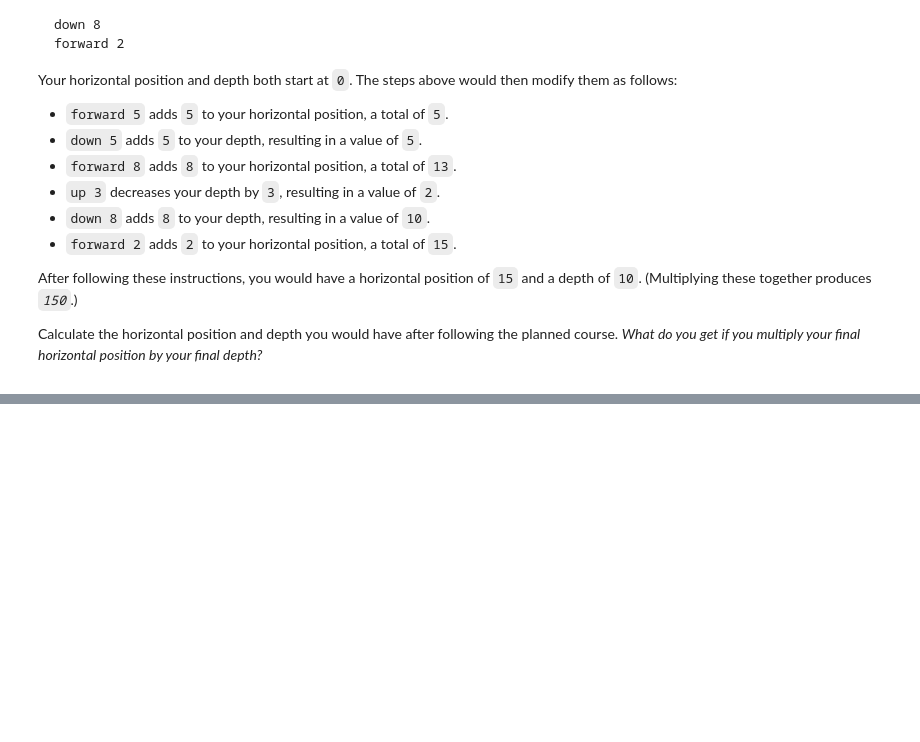
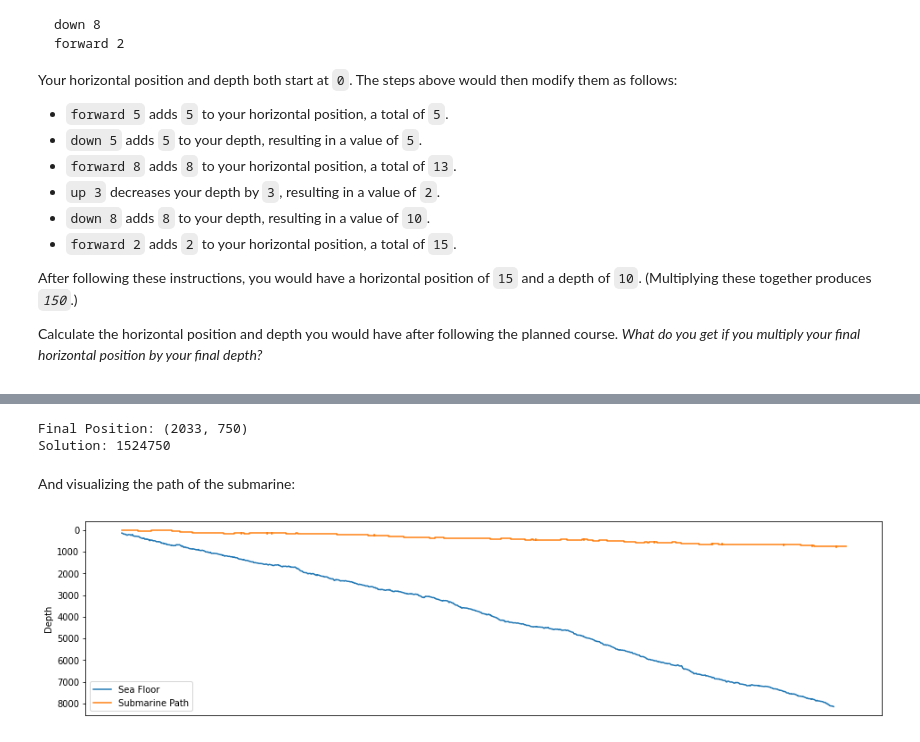
Before and after one commit to pfaion/advent_of_code_2021, a Jupyter notebook: notebook.ipynb, the cells around one changed output, grey strips where cells are left out. Drawn from its saved outputs; the diff is of its cells as text; code cells hidden in the pictures; folded sections open; blank space fills up the shorter version.

Commit message:
Add day02 solution and some cleanup

```diff
--- a/notebook.ipynb
+++ b/notebook.ipynb
@@ -160,0 +166,14 @@ forward 2
+# %%
+from dataclasses import dataclass
+
+
+@dataclass
+class Command:
+    direction: str
+    distance: int
+
+
+commands = [
+    Command(direction=line.split()[0], distance=int(line.split()[1]))
+    for line in tools.load_lines("day02.txt")
+]
@@ -160,0 +190,31 @@ forward 2
+# %%
+horizontal_position, depth = (0, 0)
+path = [(horizontal_position, depth)]
+for command in commands:
+    match command.direction:
+        case "forward":
+            horizontal_position += command.distance
+        case "up":
+            depth -= command.distance
+        case "down":
+            depth += command.distance
+    path.append((horizontal_position, depth))
+
+print("Final Position:", (horizontal_position, depth))
+print("Solution:", horizontal_position * depth)
+# %% [output]
+Final Position: (2033, 750)
+Solution: 1524750
+# %% [markdown]
+And visualizing the path of the submarine:
+# %%
+plt.figure(figsize=(16, 4))
+plt.gca().invert_yaxis()
+plt.ylabel("Depth")
+plt.xticks([])
+plt.plot(sea_floor_depths, label="Sea Floor")
+plt.plot(*zip(*path), label="Submarine Path")
+plt.legend()
+plt.show()
+# %% [output]
+[figure, added]
```
Also changed, not shown: parts of 9 cells of this notebook, 6 other files.
